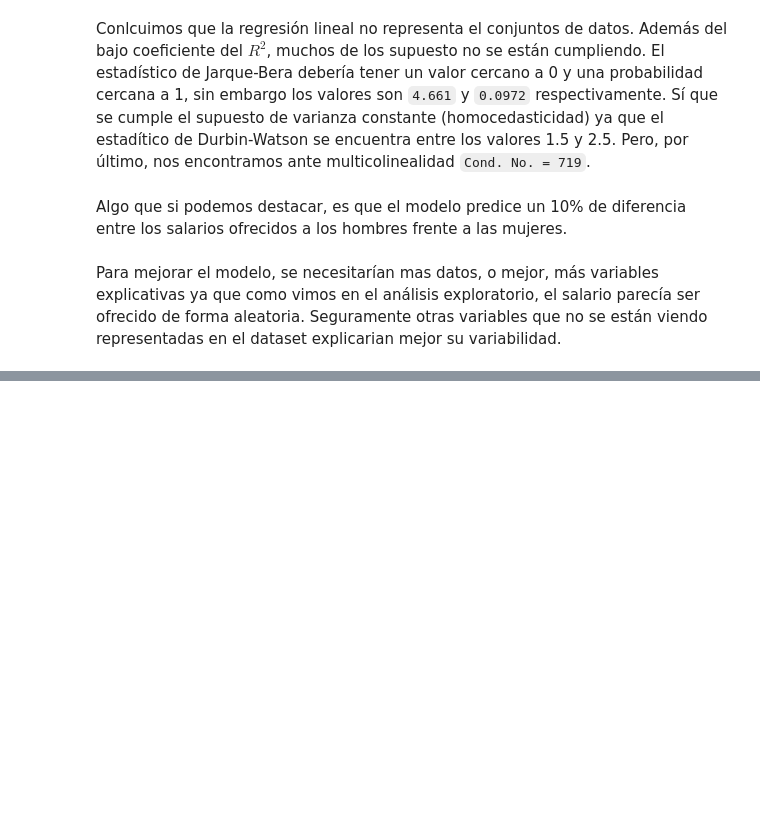
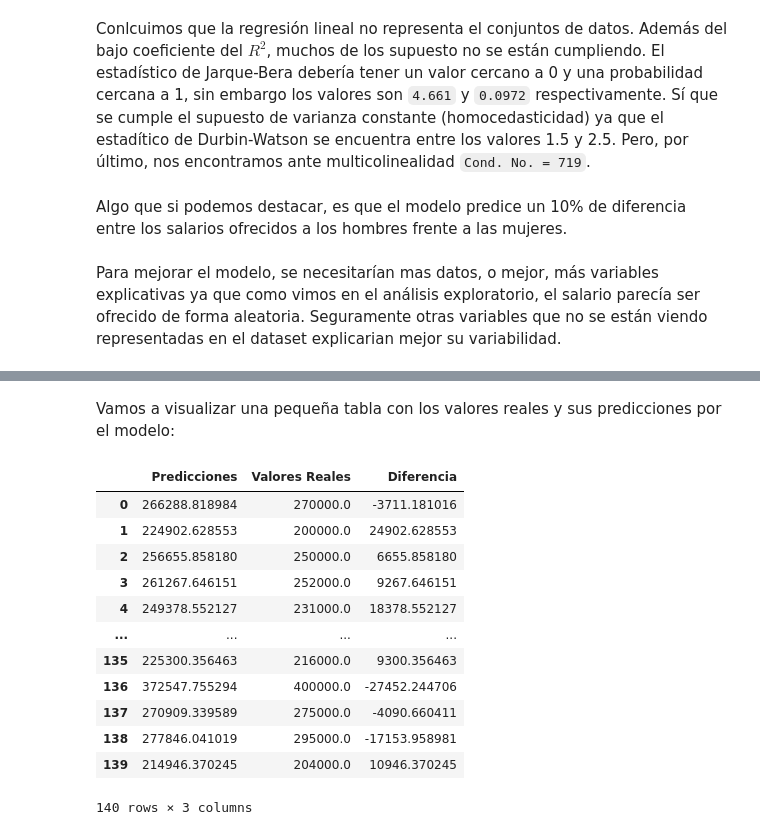
Before and after one commit to AlejandroGVC/DataScience, a Jupyter notebook: placement_analisis.ipynb, the cells around one changed output, grey strips where cells are left out. Cells and saved outputs as stored; diff of their text form; code cells hidden in the pictures; blank space fills up the shorter version.

```diff
--- a/placement_analisis.ipynb
+++ b/placement_analisis.ipynb
@@ -961,0 +995,19 @@ Como conclusiones finales, destacar la buena performance de los modelos clasific
+# %% [markdown]
+Vamos a visualizar una pequeña tabla con los valores reales y sus predicciones por el modelo:
+# %%
+data = {'Predicciones':np.e**y_pred_forest, 'Valores Reales':np.e**y, 'Diferencia':np.e**y_pred_forest-np.e**y}
+pd.DataFrame(data)
+# %% [output]
+|  | Predicciones | Valores Reales | Diferencia |
+| 0 | 266288.818984 | 270000.0 | -3711.181016 |
+| 1 | 224902.628553 | 200000.0 | 24902.628553 |
+| 2 | 256655.858180 | 250000.0 | 6655.858180 |
+| 3 | 261267.646151 | 252000.0 | 9267.646151 |
+| 4 | 249378.552127 | 231000.0 | 18378.552127 |
+| ... | ... | ... | ... |
+| 135 | 225300.356463 | 216000.0 | 9300.356463 |
+| 136 | 372547.755294 | 400000.0 | -27452.244706 |
+| 137 | 270909.339589 | 275000.0 | -4090.660411 |
+| 138 | 277846.041019 | 295000.0 | -17153.958981 |
+| 139 | 214946.370245 | 204000.0 | 10946.370245 |
+140 rows × 3 columns
```
Also changed, not shown: parts of 15 cells of this notebook.
